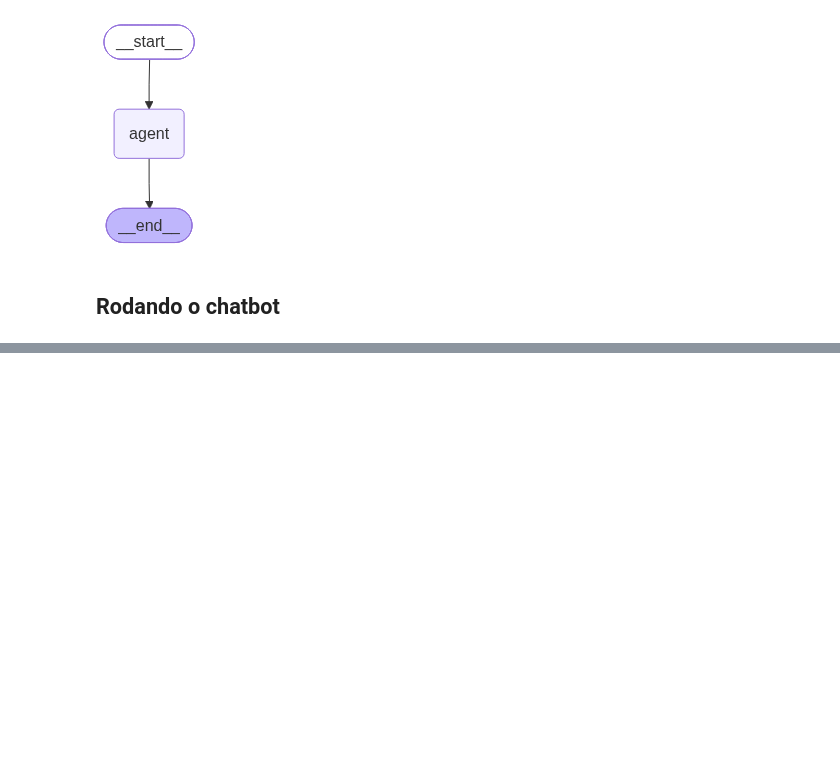
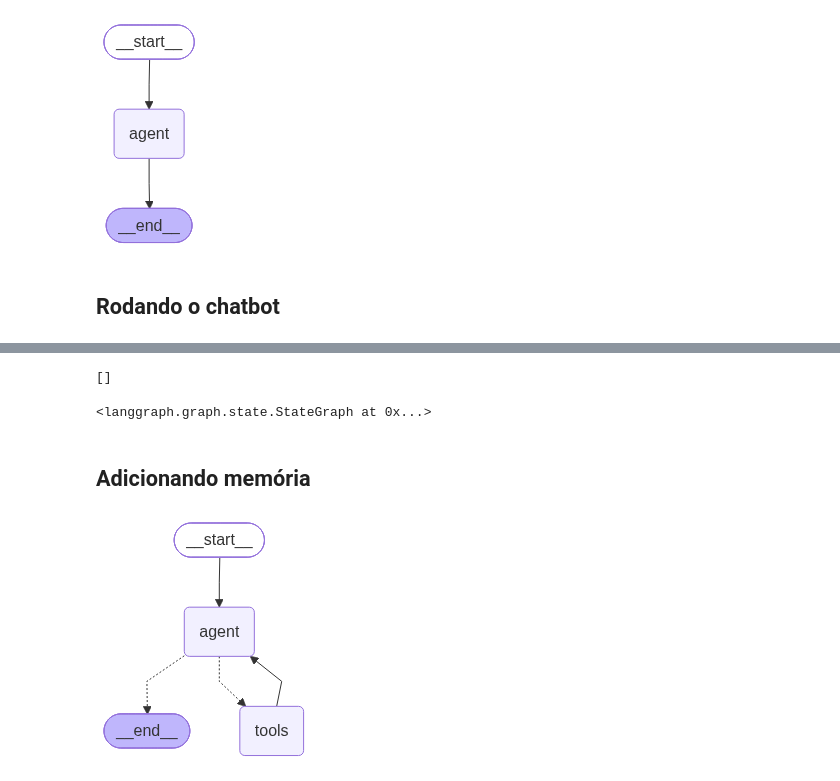
Before and after one commit to AI-Expert-Academy/LLMs-e-Agentes-de-AI-para-Empresas-e-Neg-cios, a Jupyter notebook: notebooks/LLMs para empresas e negócios - Educação.ipynb, the cells around one changed output, grey strips where cells are left out. Cells and saved outputs as stored; diff of their text form; code cells hidden in the pictures; blank space fills up the shorter version.

```diff
--- a/notebooks/LLMs para empresas e negócios - Educação.ipynb
+++ b/notebooks/LLMs para empresas e negócios - Educação.ipynb
@@ -1475,0 +1506,34 @@ Até mais!
+# %%
+def agent(state: State):
+  messages = state["messages"]
+  response = llm_with_tools.invoke(messages)
+  tool_calls = response.additional_kwargs.get("tools_calls")
+  if tool_calls is not None:
+    print(tool_calls)
+  return {"messages": [response]}
+# %%
+response = llm_with_tools.invoke("quanto é 969611 dividido por 23?")
+print(response.tool_calls)
+# %% [output]
+[]
+# %%
+builder = StateGraph(State)
+
+builder.add_node("agent", agent)
+builder.add_node("tools", tools_node)
+
+builder.add_edge(START, "agent")
+builder.add_conditional_edges("agent", tools_condition, ["tools", END])
+builder.add_edge("tools", "agent")
+# %% [output]
+<langgraph.graph.state.StateGraph at 0x...>
+# %% [markdown]
+## Adicionando memória
+# %%
+memory = MemorySaver()
+# %%
+graph = builder.compile(checkpointer=memory)
+# %%
+display(Image(graph.get_graph().draw_mermaid_png()))
+# %% [output]
+[figure, added]
```
Also changed, not shown: parts of 25 cells of this notebook.
